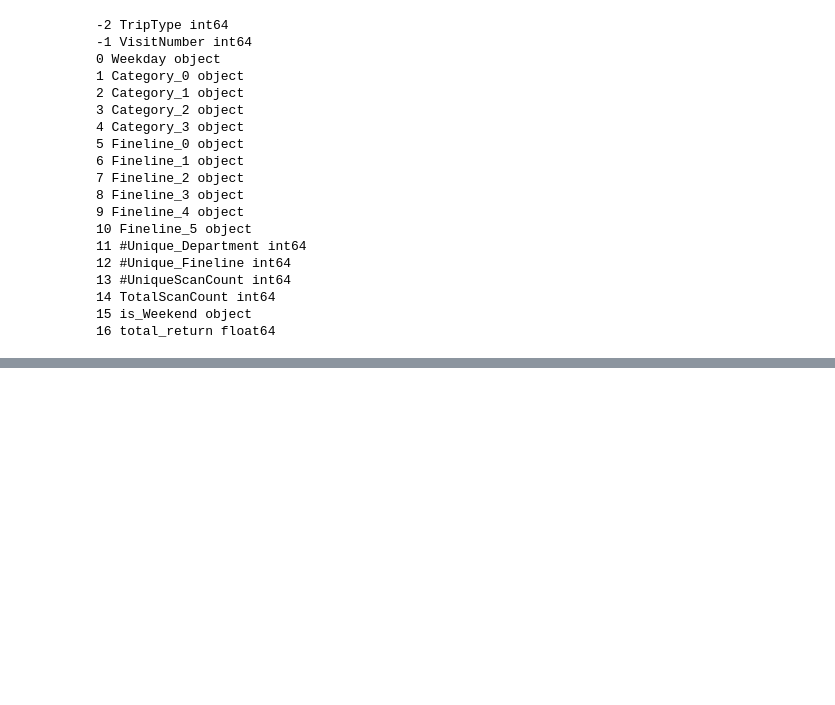
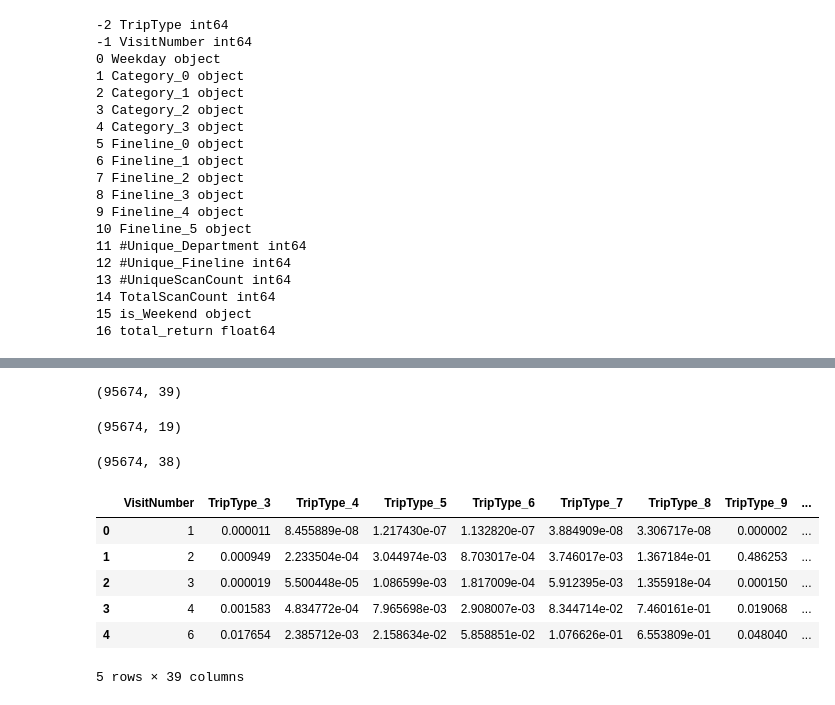
Before and after one commit to vanekek/iitp-ml-ds, a Jupyter notebook: 2023/seminar-6-gbt/6_2_grad_boosting_practice.ipynb, the cells around one changed output, grey strips where cells are left out. Saved outputs shown, nothing was run; the diff lists cells and outputs as text; code cells hidden in the pictures; blank space fills up the shorter version.

```diff
--- a/2023/seminar-6-gbt/6_2_grad_boosting_practice.ipynb
+++ b/2023/seminar-6-gbt/6_2_grad_boosting_practice.ipynb
@@ -731,0 +772,10 @@ model.save_model('catboost_depth=4_lr=.3_l2=3')
+# %%
+df_test.fillna('NaN', inplace=True)
+
+cat_features = [*list(range(10)), 15]
+
+data_test = Pool(df_test.drop(['TripType', 'VisitNumber'], axis=1),
+                  label=df_test.TripType,
+                  cat_features=cat_features)
+# %%
+test_predict = model.predict(data_test,prediction_type = 'Probability', verbose=1)
@@ -731,0 +820,29 @@ model.save_model('catboost_depth=4_lr=.3_l2=3')
+# %%
+sample_sub = pd.read_csv("/content/sample_submission.csv")
+# %%
+sample_sub.shape
+# %% [output]
+(95674, 39)
+# %%
+df_test.shape
+# %% [output]
+(95674, 19)
+# %%
+test_predict.shape
+# %% [output]
+(95674, 38)
+# %%
+for i, col in enumerate(sample_sub.columns):
+    if i == 0:
+      continue
+    sample_sub[col] = test_predict[:, i-1]
+# %%
+sample_sub.head()
+# %% [output]
+|  | VisitNumber | TripType_3 | TripType_4 | TripType_5 | TripType_6 | TripType_7 | TripType_8 | TripType_9 | ... |
+| 0 | 1 | 0.000011 | 8.455889e-08 | 1.217430e-07 | 1.132820e-07 | 3.884909e-08 | 3.306717e-08 | 0.000002 | ... |
+| 1 | 2 | 0.000949 | 2.233504e-04 | 3.044974e-03 | 8.703017e-04 | 3.746017e-03 | 1.367184e-01 | 0.486253 | ... |
+| 2 | 3 | 0.000019 | 5.500448e-05 | 1.086599e-03 | 1.817009e-04 | 5.912395e-03 | 1.355918e-04 | 0.000150 | ... |
+| 3 | 4 | 0.001583 | 4.834772e-04 | 7.965698e-03 | 2.908007e-03 | 8.344714e-02 | 7.460161e-01 | 0.019068 | ... |
+| 4 | 6 | 0.017654 | 2.385712e-03 | 2.158634e-02 | 5.858851e-02 | 1.076626e-01 | 6.553809e-01 | 0.048040 | ... |
+5 rows × 39 columns
```
Also changed, not shown: parts of 23 cells of this notebook.
